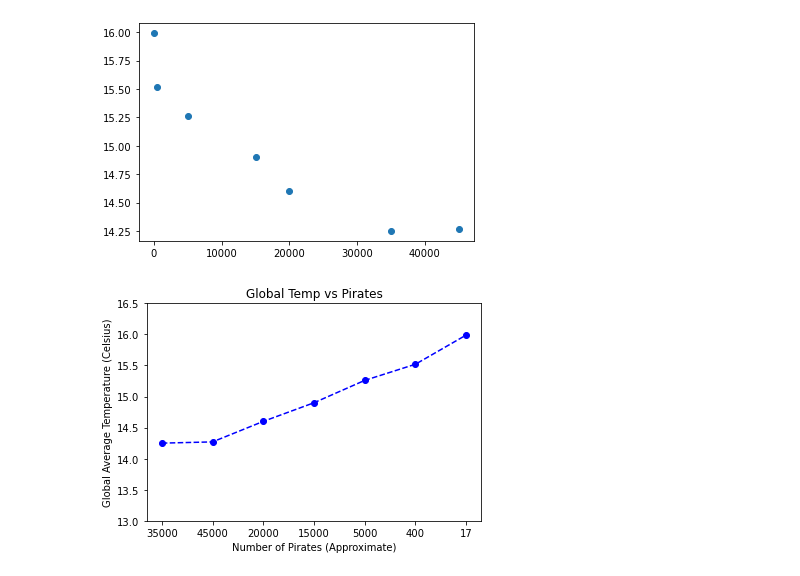
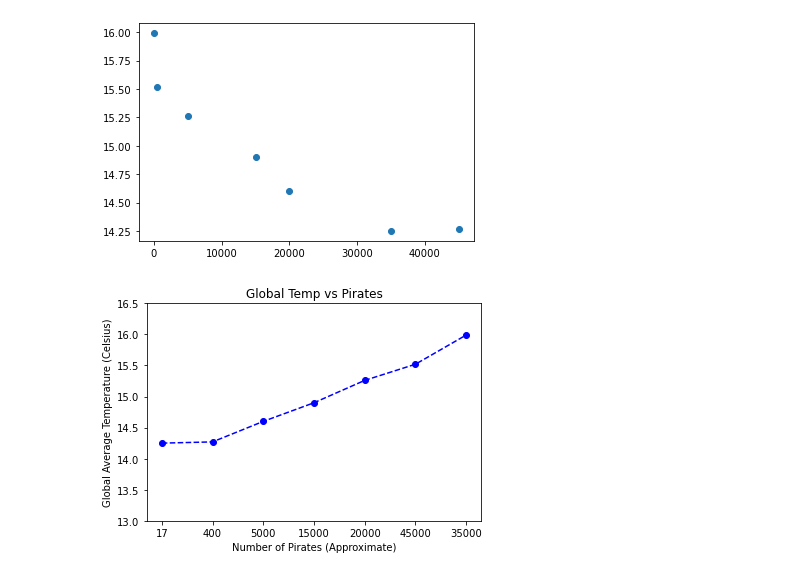
Before and after one commit to MadLadMadara/DATA-VISUALISATION-PRACTICALS, a Jupyter notebook: Lab_1/Solution/Lab_1.ipynb, the cells around one changed output. Saved outputs shown, nothing was run; the diff lists cells and outputs as text; code cells hidden in the pictures.

```diff
--- a/Lab_1/Solution/Lab_1.ipynb
+++ b/Lab_1/Solution/Lab_1.ipynb
@@ -71,14 +71,15 @@ plt.scatter(df['Number of Pirates (Approximate)'], df['Global Average Temperatur
 # %%
 # First we convert the pirate data into strings so that matplotlib doesn't want to sort them
 xaxis = [str(i) for i in df['Number of Pirates (Approximate)']]
+xaxis = xaxis[::-1]
 plt.plot(xaxis,df['Global Average Temperature (Celsius)'],'--bo')
 plt.title('Global Temp vs Pirates')
 plt.xlabel('Number of Pirates (Approximate)')
 plt.ylabel('Global Average Temperature (Celsius)')
 plt.ylim(13,16.5)
 plt.show()
 # %% [output]
-[figure, old version]
+[figure, new version]
 # %%
 # I used plotly express (which I recommend you to use if you are considering to use Python for your coursework)
 import plotly.express as px
```
Also changed, not shown: parts of 2 cells of this notebook.
